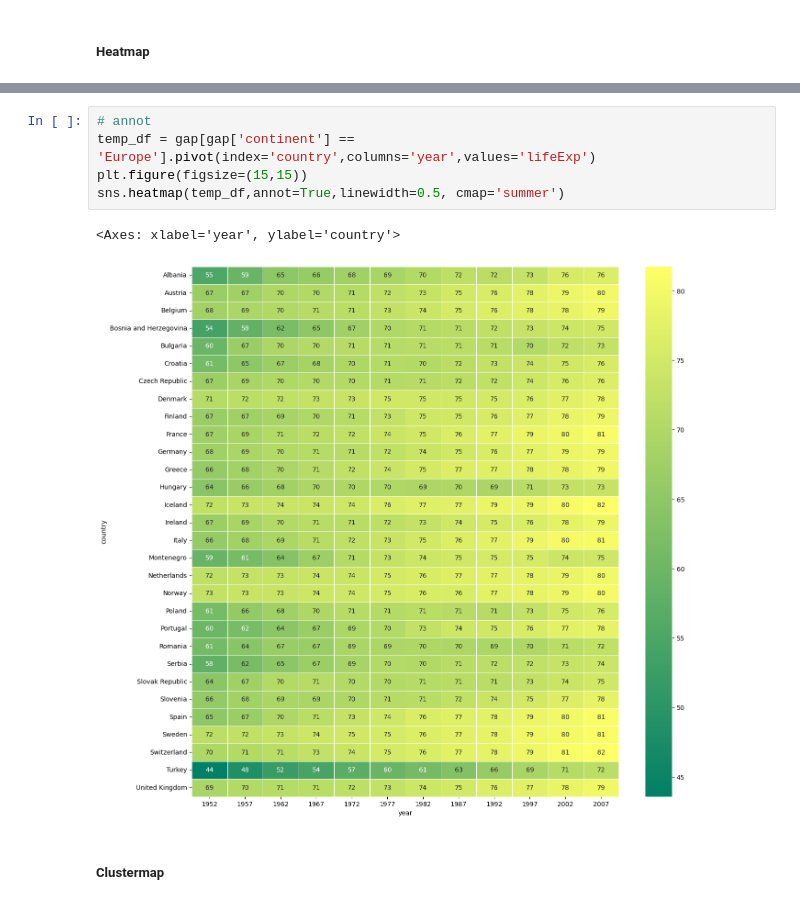
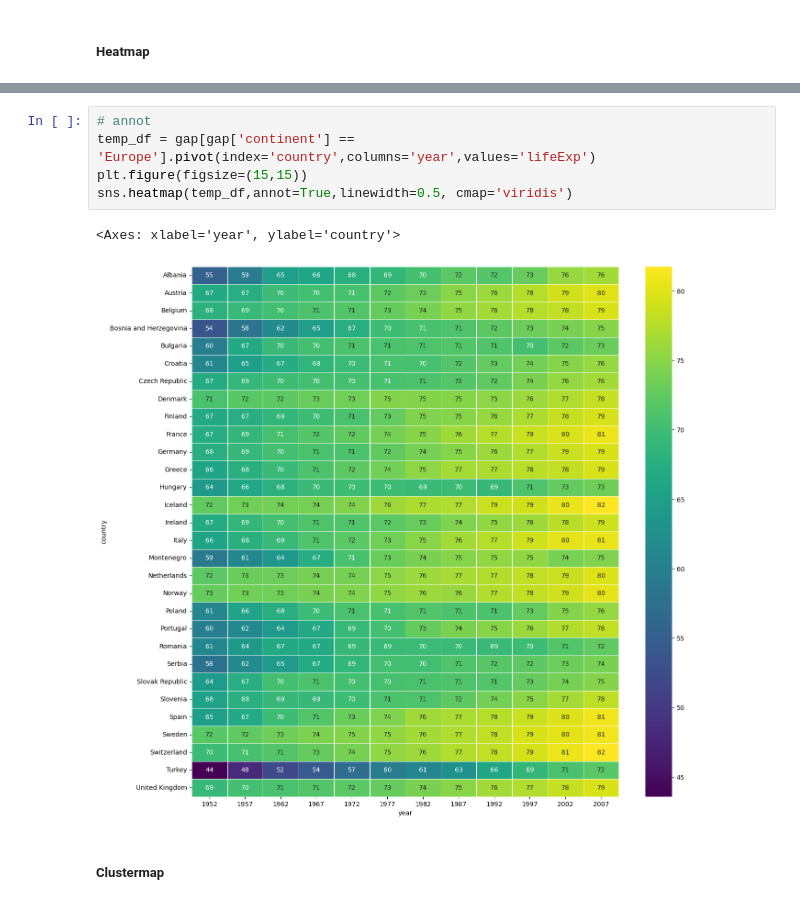
Before and after one commit to thekushak0003/My-DSMP-Journey, a Jupyter notebook: sessions files/session25.ipynb, the cells around one changed output, grey strips where cells are left out. Cells and saved outputs as stored; diff of their text form.

```diff
--- a/sessions files/session25.ipynb
+++ b/sessions files/session25.ipynb
@@ -244,11 +243,11 @@ sns.heatmap(temp_df)
 # %%
 # annot
 temp_df = gap[gap['continent'] == 'Europe'].pivot(index='country',columns='year',values='lifeExp')
 plt.figure(figsize=(15,15))
-sns.heatmap(temp_df,annot=True,linewidth=0.5, cmap='summer')
+sns.heatmap(temp_df,annot=True,linewidth=0.5, cmap='viridis')
 # %% [output]
 <Axes: xlabel='year', ylabel='country'>
-[figure, old version]
+[figure, new version]
 # %% [markdown]
 ##### Clustermap
 # %%
```
Also changed, not shown: parts of 1 cell of this notebook.
